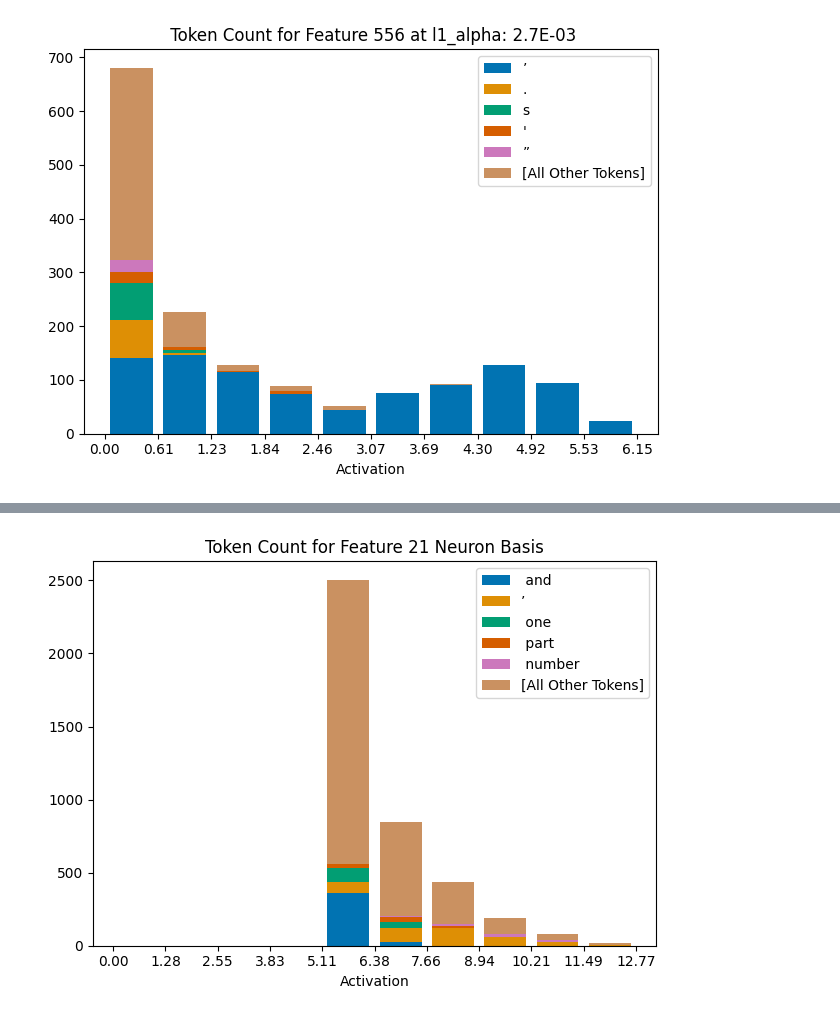
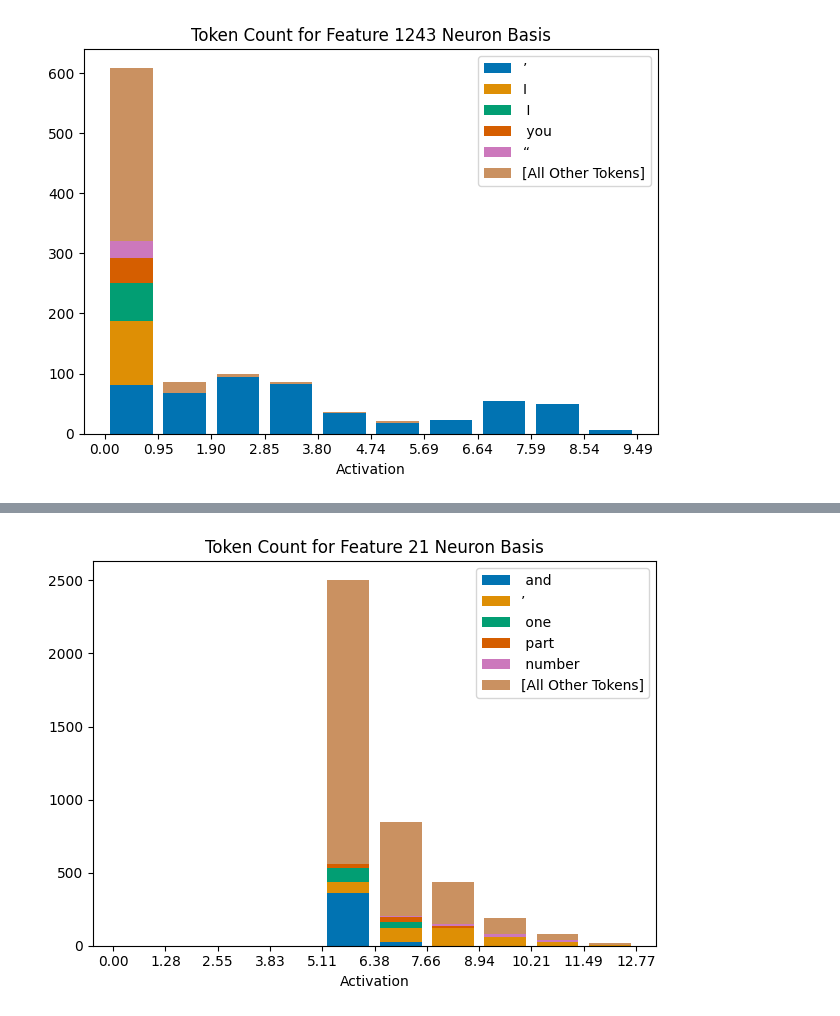
Before and after one commit to migerovitch/sparse_coding, a Jupyter notebook: all_plots.ipynb, the cells around one changed output, grey strips where cells are left out. Drawn from its saved outputs; the diff is of its cells as text; code cells hidden in the pictures.

```diff
--- a/all_plots.ipynb
+++ b/all_plots.ipynb
@@ -6,0 +44,34 @@ import pickle
+# %%
+# Effect filenames
+effect_filenames = [
+    "images/apostrophe_effect_positive.pkl",
+    "images/Ill_feature_effect.pkl",
+    "images/if_feature_effect.pkl",
+    "images/dont_feature_effect.pkl",
+    "images/dis_feature_effect.pkl",
+]
+for filename in effect_filenames:
+    with open(filename, 'rb') as f:
+        all_variables = pickle.load(f)
+    r, barWidth, bin_boundaries, data, title, total_above_zero, positive_threshold = all_variables
+    token_dict, misc_count, max_tokens, max_text = data
+    colors = sns.color_palette('colorblind', len(max_tokens) + 1)
+    running_sum = np.zeros(len(bin_boundaries) - 1)
+    for i in range(len(max_tokens)):
+        token_id_name = max_tokens[i]
+        token_count_array = token_dict[token_id_name]
+        text_label = max_text[i]
+        plt.bar(r, token_count_array, bottom=running_sum, label=text_label, color=colors[i], width=barWidth)
+        running_sum += token_count_array
+    plt.bar(r, misc_count, bottom=running_sum, label='[All Other Tokens]', color=colors[-1], width=barWidth)
+    title = "Token Count for Effect on Output Logits"
+    plt.title(title)
+    plt.xlabel('Activation')
+    plt.xticks(bin_boundaries, [f"{val:.2f}" for val in bin_boundaries])
+    plt.legend()
+    plt.tight_layout()
+    file_prefix = filename.split('.')[0]
+    plt.savefig(f"{file_prefix}.png", bbox_inches='tight')
+    plt.show()
+    print(f"Threshold: {positive_threshold:.2f}")
+    print(f"Total above threshold: {total_above_zero}")
@@ -7,23 +119,23 @@ import pickle
 # %%
-filename = "images/2.7E-03_556.pkl"
+filename = "images/Ill_feature.pkl"
 with open(filename, 'rb') as f:
     all_variables = pickle.load(f)
 r, barWidth, bin_boundaries, data, title = all_variables
 token_dict, misc_count, max_tokens, max_text = data
 colors = sns.color_palette('colorblind', len(max_tokens) + 1)
 running_sum = np.zeros(len(bin_boundaries) - 1)
 for i in range(len(max_tokens)):
     token_id_name = max_tokens[i]
     token_count_array = token_dict[token_id_name]
     text_label = max_text[i]
     plt.bar(r, token_count_array, bottom=running_sum, label=text_label, color=colors[i], width=barWidth)
     running_sum += token_count_array
 plt.bar(r, misc_count, bottom=running_sum, label='[All Other Tokens]', color=colors[-1], width=barWidth)
 plt.title(title)
 plt.xlabel('Activation')
 plt.xticks(bin_boundaries, [f"{val:.2f}" for val in bin_boundaries])
 plt.legend()
 plt.tight_layout()
 plt.show()
 # %% [output]
-[figure, old version]
+[figure, new version]
```
Also changed, not shown: parts of 4 cells of this notebook, 3 other files.
